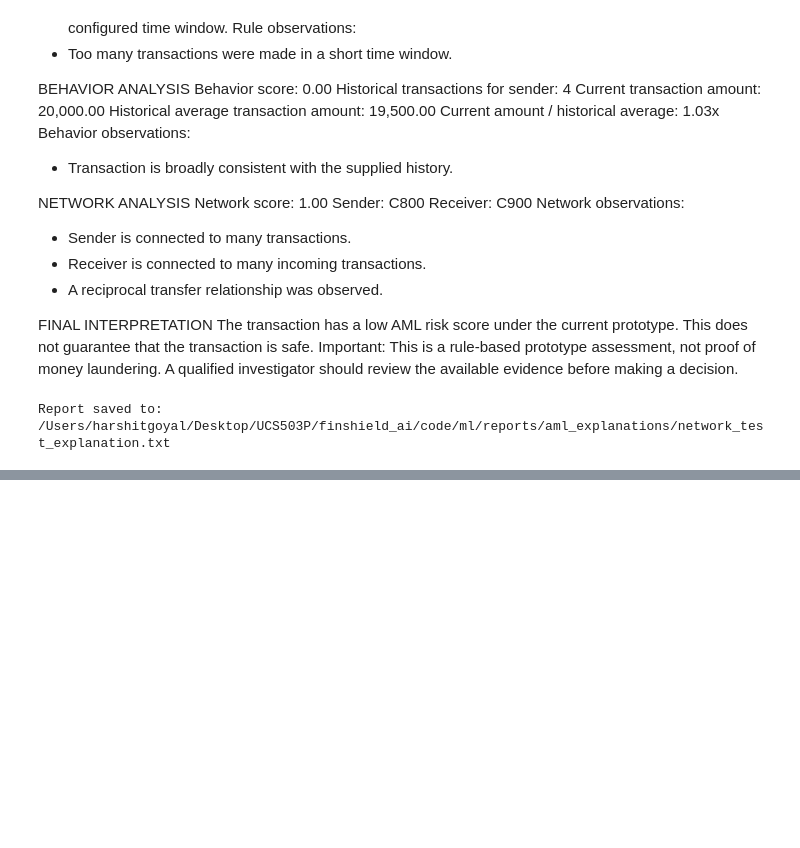
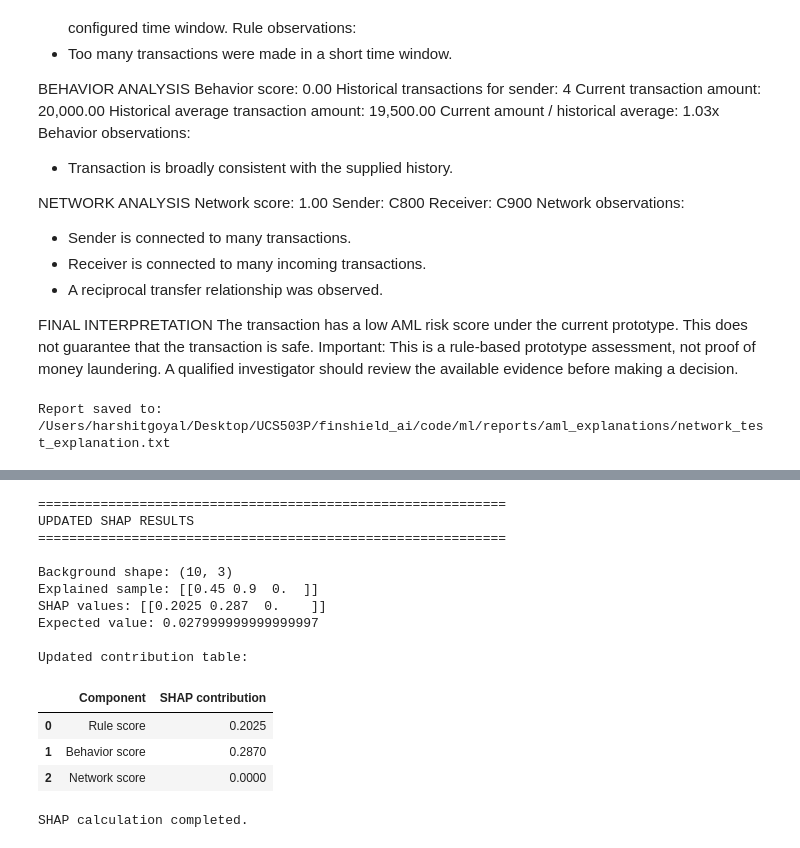
Before and after one commit to harshit29062006/finshield_ai, a Jupyter notebook: code/ml/notebooks/07_aml_shap.ipynb, the cells around one changed output, grey strips where cells are left out. Cells and saved outputs as stored; diff of their text form; code cells hidden in the pictures; blank space fills up the shorter version.

```diff
--- a/code/ml/notebooks/07_aml_shap.ipynb
+++ b/code/ml/notebooks/07_aml_shap.ipynb
@@ -704,0 +1196,57 @@ Report saved to: /Users/harshitgoyal/Desktop/UCS503P/finshield_ai/code/ml/report
+# %%
+# ==========================================
+# SHAP VERIFICATION - STEP 9
+# RECREATE EXPLAINER
+# ==========================================
+
+# Create new SHAP explainer using updated background
+explainer = shap.KernelExplainer(
+    final_aml_score_model,
+    background,
+    feature_names=COMPONENT_NAMES
+)
+
+# Calculate SHAP values for the transaction
+shap_values = explainer.shap_values(
+    component_values,
+    nsamples=100
+)
+
+# Convert to NumPy array
+shap_array = np.array(shap_values)
+
+print("=" * 60)
+print("UPDATED SHAP RESULTS")
+print("=" * 60)
+
+print("\nBackground shape:", background.shape)
+print("Explained sample:", component_values)
+print("SHAP values:", shap_array)
+print("Expected value:", explainer.expected_value)
+
+print("\nUpdated contribution table:")
+
+contribution_df = pd.DataFrame({
+    "Component": COMPONENT_NAMES,
+    "SHAP contribution": shap_array.reshape(-1)
+})
+
+display(contribution_df)
+
+print("\nSHAP calculation completed.")
+# %% [output]
+============================================================
+UPDATED SHAP RESULTS
+============================================================
+
+Background shape: (10, 3)
+Explained sample: [[0.45 0.9  0.  ]]
+SHAP values: [[0.2025 0.287  0.    ]]
+Expected value: 0.027999999999999997
+
+Updated contribution table:
+|  | Component | SHAP contribution |
+| 0 | Rule score | 0.2025 |
+| 1 | Behavior score | 0.2870 |
+| 2 | Network score | 0.0000 |
+SHAP calculation completed.
```
Also changed, not shown: parts of 10 cells of this notebook, 6 other files.
